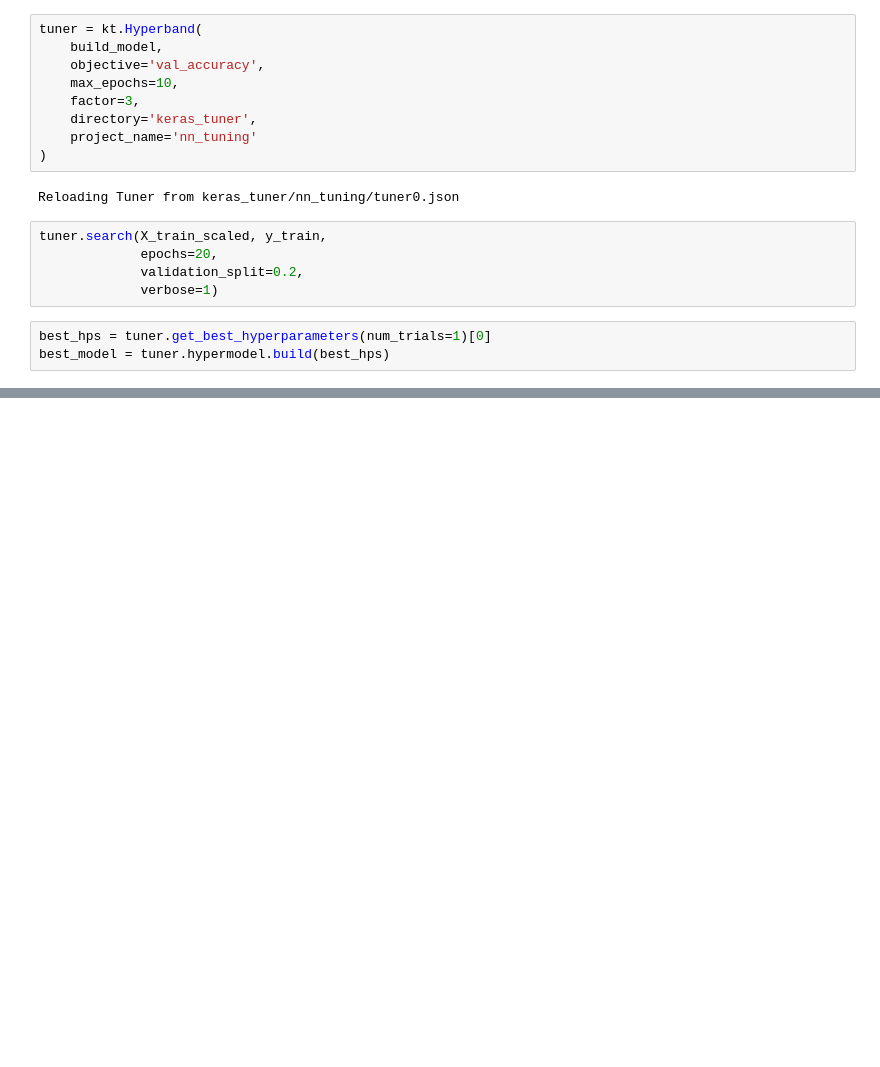
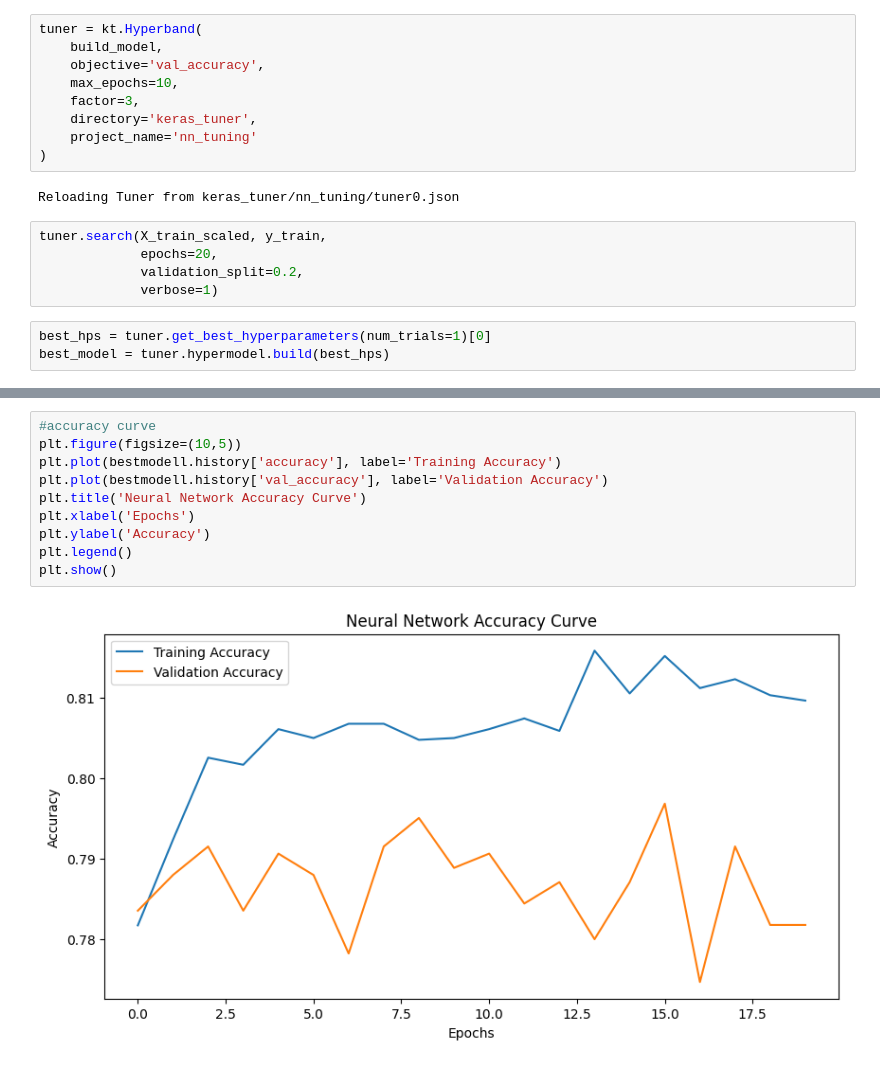
Before and after one commit to Faara34/TelecomChurnMl, a Jupyter notebook: CwMl.ipynb, the cells around one changed output, grey strips where cells are left out. Saved outputs shown, nothing was run; the diff lists cells and outputs as text; blank space fills up the shorter version.

```diff
--- a/CwMl.ipynb
+++ b/CwMl.ipynb
@@ -507,3 +520,15 @@ Epoch 20/20
+# %%
+#accuracy curve
+plt.figure(figsize=(10,5))
+plt.plot(bestmodell.history['accuracy'], label='Training Accuracy')
+plt.plot(bestmodell.history['val_accuracy'], label='Validation Accuracy')
+plt.title('Neural Network Accuracy Curve')
+plt.xlabel('Epochs')
+plt.ylabel('Accuracy')
+plt.legend()
+plt.show()
+# %% [output]
+[figure, added]
 # %%
 y_pred_tf = (best_model.predict(X_test_scaled).ravel() > 0.5).astype(int)
 acc_tf = accuracy_score(y_test, y_pred_tf)
```
Also changed, not shown: parts of 6 cells of this notebook.
